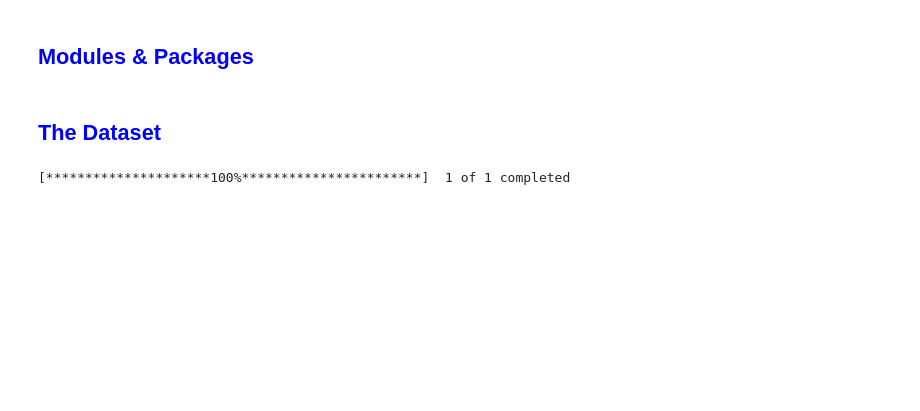
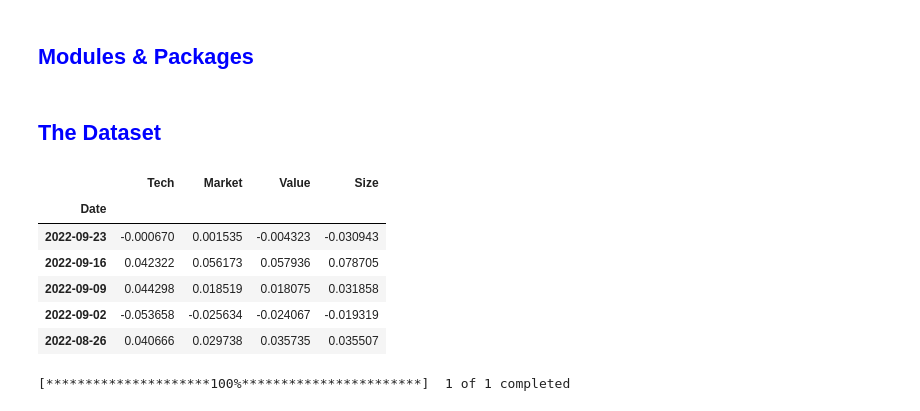
Before and after one commit to felixpoirier1/Assignment-4, a Jupyter notebook: Assignment.ipynb, the cells around one changed output. Drawn from its saved outputs; the diff is of its cells as text; code cells hidden in the pictures; blank space fills up the shorter version.

```diff
--- a/Assignment.ipynb
+++ b/Assignment.ipynb
@@ -38 +46,11 @@ df = pd.concat(sets, axis = 1)
+# %%
+df.head()
+# %% [output]
+|  | Tech | Market | Value | Size |
+| Date |  |  |  |  |
+| 2022-09-23 | -0.000670 | 0.001535 | -0.004323 | -0.030943 |
+| 2022-09-16 | 0.042322 | 0.056173 | 0.057936 | 0.078705 |
+| 2022-09-09 | 0.044298 | 0.018519 | 0.018075 | 0.031858 |
+| 2022-09-02 | -0.053658 | -0.025634 | -0.024067 | -0.019319 |
+| 2022-08-26 | 0.040666 | 0.029738 | 0.035735 | 0.035507 |
 # %%
```
Also changed, not shown: parts of 17 cells of this notebook.
